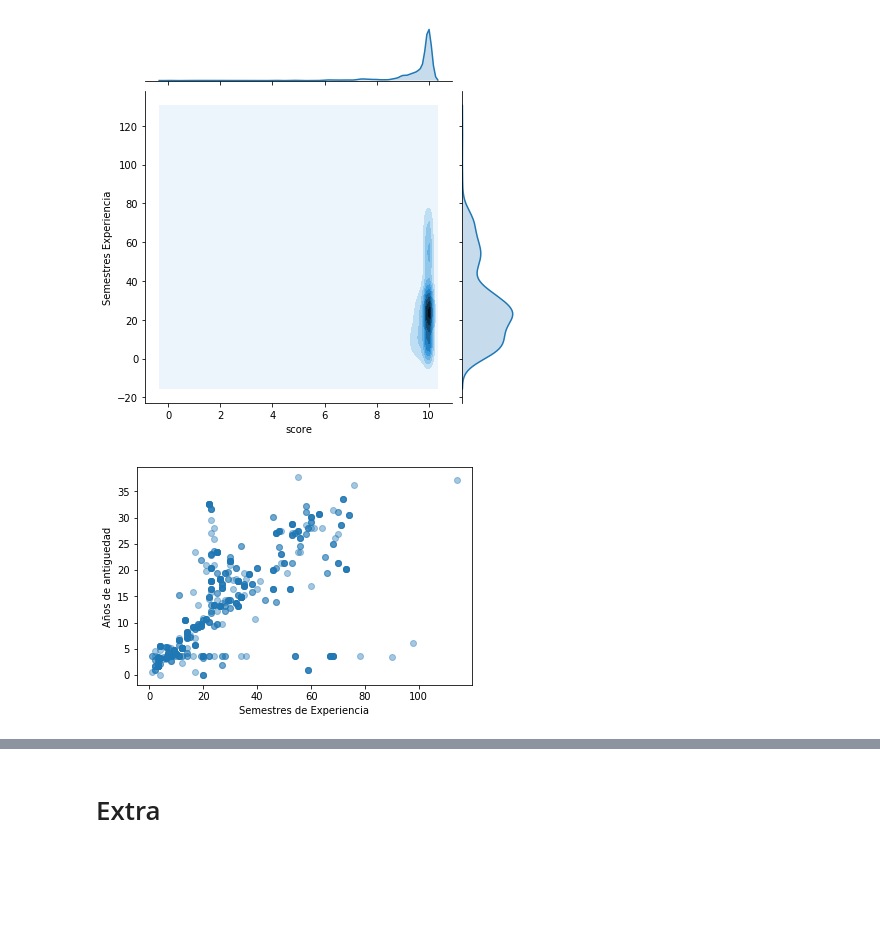
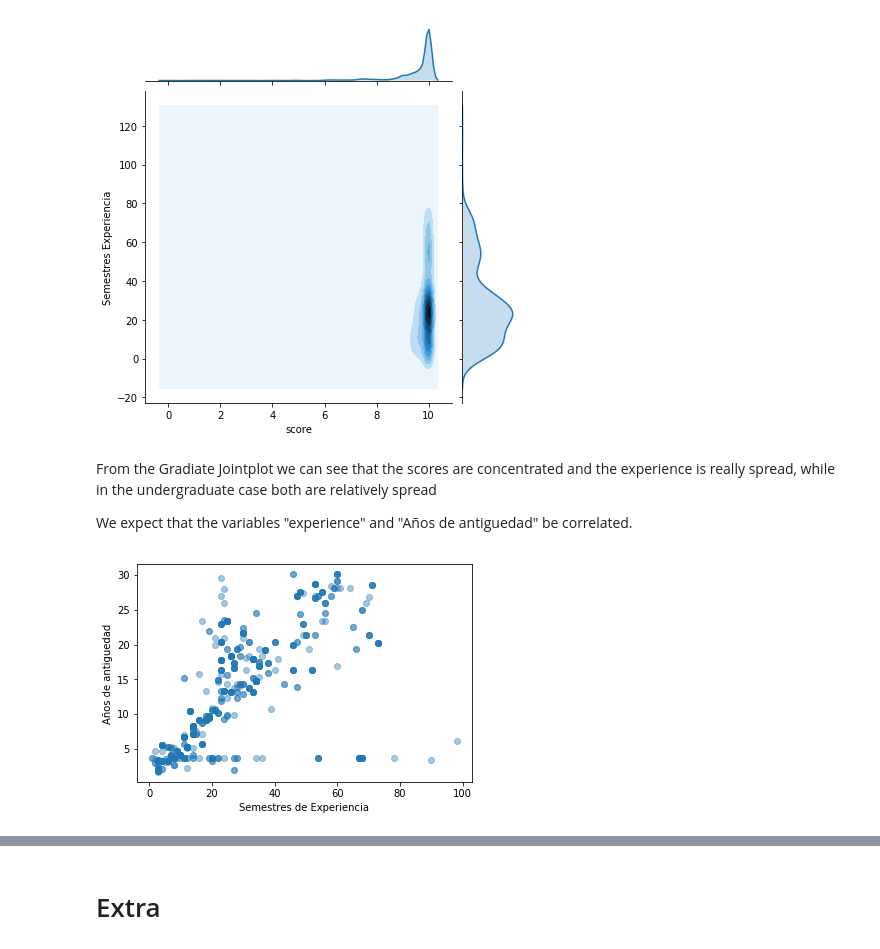
Before and after one commit to luissedas/da-project, a Jupyter notebook: Data Analytics - Final Project.ipynb, the cells around one changed output, grey strips where cells are left out. Saved outputs shown, nothing was run; the diff lists cells and outputs as text; code cells hidden in the pictures; blank space fills up the shorter version.

```diff
--- a/Data Analytics - Final Project.ipynb
+++ b/Data Analytics - Final Project.ipynb
@@ -72,15 +72,20 @@ sns.jointplot(x="score", y="experience", data=df_grad, kind="kde");
 plt.show()
 # %% [output]
 [figure]
+# %% [markdown]
+From the Gradiate Jointplot we can see that the scores are concentrated and the experience is really spread, while in the undergraduate case both are relatively spread
+
+We expect that the variables "experience" and "Años de antiguedad" be correlated.
 # %%
-temp_scatter = df_grad[['experience','Años de Antigüedad']].dropna()
+temp_scatter = removes_outliers(0.05, 0.95, df_grad,'Años de Antigüedad')
+temp_scatter = temp_scatter[['experience','Años de Antigüedad']].dropna()
 x_norm = temp_scatter.experience
 y_norm = temp_scatter['Años de Antigüedad']
 
 plt.scatter(x_norm, y_norm, alpha=0.4)
 plt.xlabel('Semestres de Experiencia')
-plt.ylabel('Años de antiguedad')
+plt.ylabel('Años de Antigüedad')
 
 plt.show()
 # %% [output]
-[figure, old version]
+[figure, new version]
```
Also changed, not shown: parts of 2 cells of this notebook, 1 other file.
